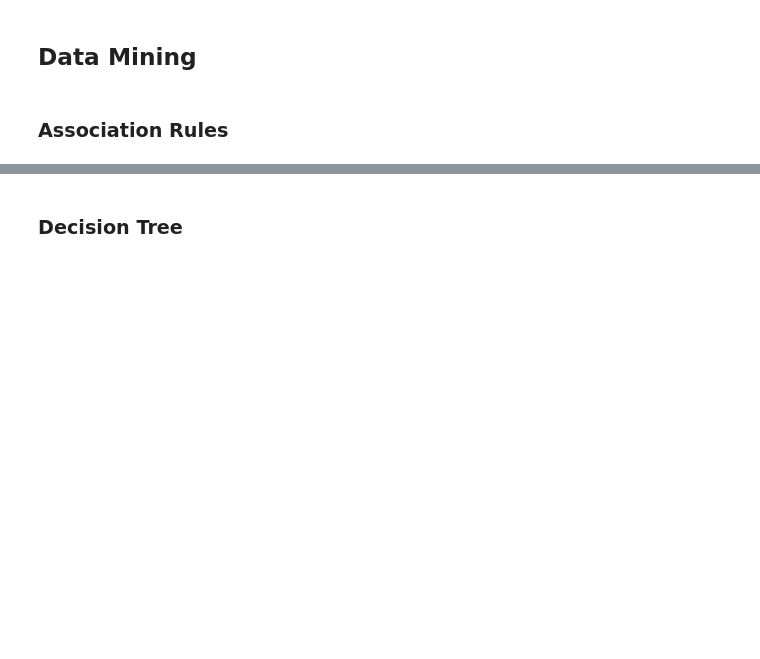
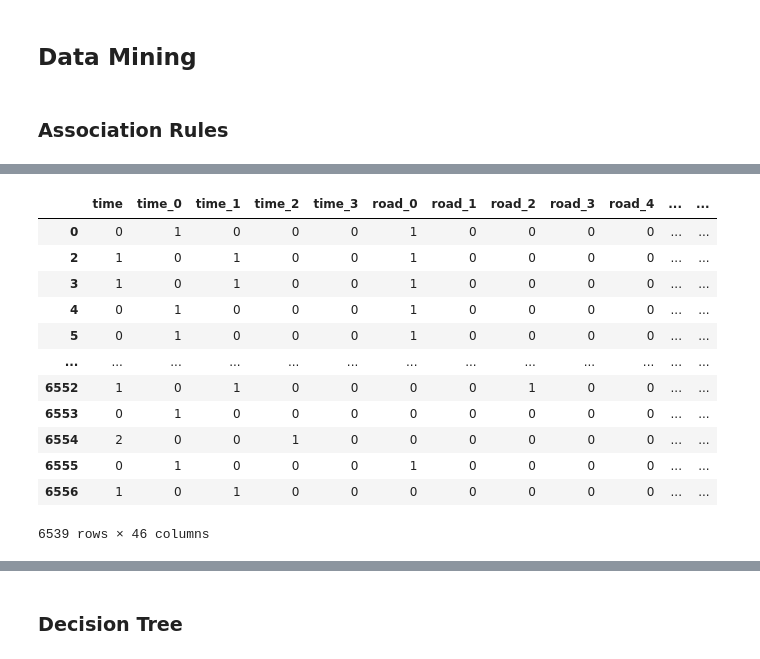
Before and after one commit to Ratchanontt/BSC_DPDM23, a Jupyter notebook: Project.ipynb, the cells around one changed output, grey strips where cells are left out. Drawn from its saved outputs; the diff is of its cells as text; code cells hidden in the pictures; blank space fills up the shorter version.

```diff
--- a/Project.ipynb
+++ b/Project.ipynb
@@ -1472,0 +587,19 @@ RelationRecord(items=frozenset({'หลับใน', 'เปลี่ยนช
+# %%
+# รวมคอลัมน์ที่เข้ารหัสแบบ Dummy Variables เข้ากับ DataFrame เดิม
+accident_df_encoded = pd.concat([data_new['time'], accident_encoded], axis=1)
+# %%
+accident_df_encoded
+# %% [output]
+|  | time | time_0 | time_1 | time_2 | time_3 | road_0 | road_1 | road_2 | road_3 | road_4 | ... | ... |
+| 0 | 0 | 1 | 0 | 0 | 0 | 1 | 0 | 0 | 0 | 0 | ... | ... |
+| 2 | 1 | 0 | 1 | 0 | 0 | 1 | 0 | 0 | 0 | 0 | ... | ... |
+| 3 | 1 | 0 | 1 | 0 | 0 | 1 | 0 | 0 | 0 | 0 | ... | ... |
+| 4 | 0 | 1 | 0 | 0 | 0 | 1 | 0 | 0 | 0 | 0 | ... | ... |
+| 5 | 0 | 1 | 0 | 0 | 0 | 1 | 0 | 0 | 0 | 0 | ... | ... |
+| ... | ... | ... | ... | ... | ... | ... | ... | ... | ... | ... | ... | ... |
+| 6552 | 1 | 0 | 1 | 0 | 0 | 0 | 0 | 1 | 0 | 0 | ... | ... |
+| 6553 | 0 | 1 | 0 | 0 | 0 | 0 | 0 | 0 | 0 | 0 | ... | ... |
+| 6554 | 2 | 0 | 0 | 1 | 0 | 0 | 0 | 0 | 0 | 0 | ... | ... |
+| 6555 | 0 | 1 | 0 | 0 | 0 | 1 | 0 | 0 | 0 | 0 | ... | ... |
+| 6556 | 1 | 0 | 1 | 0 | 0 | 0 | 0 | 0 | 0 | 0 | ... | ... |
+6539 rows × 46 columns
```
Also changed, not shown: parts of 98 cells of this notebook.
